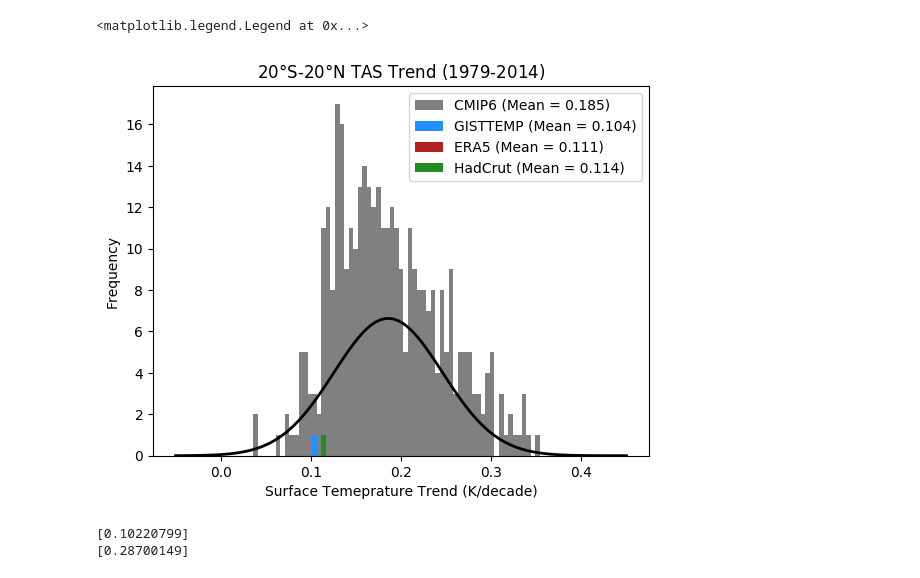
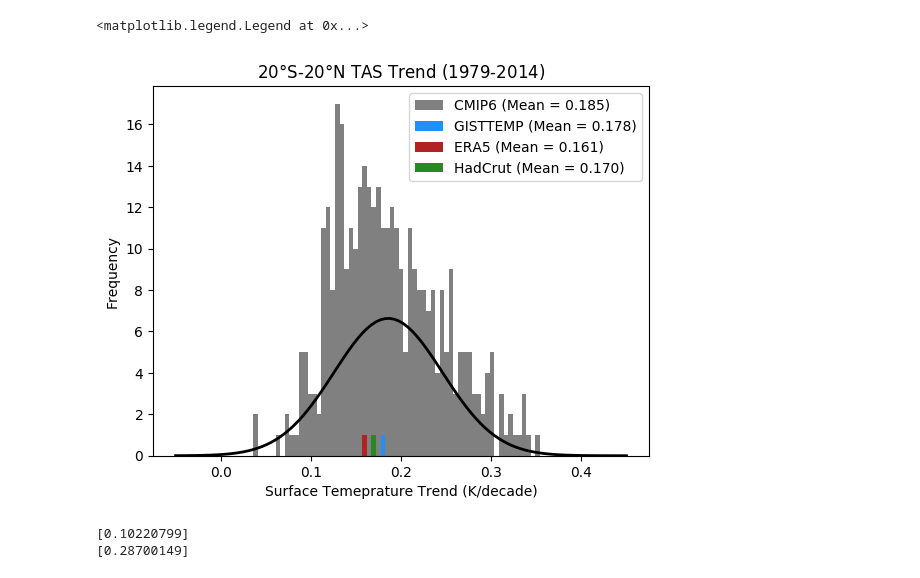
Before and after one commit to AodhanSweeney/SurfaceTrendLearing, a Jupyter notebook: TropicalTASApplication/MotivatingFigures.ipynb, the cells around one changed output. Drawn from its saved outputs; the diff is of its cells as text; code cells hidden in the pictures.

```diff
--- a/TropicalTASApplication/MotivatingFigures.ipynb
+++ b/TropicalTASApplication/MotivatingFigures.ipynb
@@ -75,40 +75,43 @@ obsTrendlMean = np.transpose(PolarTestingTrainingSplit_CV.tropical_mean_trend(ob
 # %%
 import matplotlib.pyplot as plt
 from scipy.stats import norm
 
 trends_array_flattened = []
 for x in trends_array:
     for ensemble in x:
         trends_array_flattened.append(ensemble)
 
 # Fit a normal distribution to the data:
 mu, std = norm.fit(trends_array_flattened)
 
 # Plot the PDF.
 xmin = -0.05
 xmax = .45
 x = np.linspace(xmin, xmax, 100)
 p = norm.pdf(x, mu, std)
 hist = plt.hist(trends_array_flattened, bins=x, label='CMIP6 (Mean = {ERA5})'.format(ERA5=str(mu)[:5]), color='grey')
 plt.plot(x, p, 'k', linewidth=2)
 title = "20$\degree$S-20$\degree$N TAS Trend (1979-2014)"
 plt.title(title)
-gist = plt.hist(obsTrendlMean[0], bins=x, label='GISTTEMP (Mean = {gist})'.format(gist=str(obsTrendlMean[0])[:5]), color='dodgerblue')
-era5 = plt.hist(obsTrendlMean[1], bins=x, label='ERA5 (Mean = {ERA5})'.format(ERA5=str(obsTrendlMean[1])[:5]), color='firebrick')
-hadcrut = plt.hist(obsTrendlMean[2], bins=x, label='HadCrut (Mean = {hadcrut})'.format(hadcrut=str(obsTrendlMean[2])[:5]), color='forestgreen')
+#gist = plt.hist(obsTrendlMean[0], bins=x, label='GISTTEMP (Mean = {gist})'.format(gist=str(obsTrendlMean[0])[:5]), color='dodgerblue')
+#era5 = plt.hist(obsTrendlMean[1], bins=x, label='ERA5 (Mean = {ERA5})'.format(ERA5=str(obsTrendlMean[1])[:5]), color='firebrick')
+#hadcrut = plt.hist(obsTrendlMean[2], bins=x, label='HadCrut (Mean = {hadcrut})'.format(hadcrut=str(obsTrendlMean[2])[:5]), color='forestgreen')
+gist_NoNatural = obsTrendlMean[0] - -0.07349403113181456
+era5_NoNatural = obsTrendlMean[1] - -0.04987738579426813
+hadcrut_NoNatural = obsTrendlMean[2] - -0.055126083126221144
 
-gist = plt.hist(obsTrendlMean[0] - -0.06905453078863545, bins=x, label='GISTTEMP (Mean = {gist})'.format(gist=str(obsTrendlMean[0])[:5]), color='dodgerblue')
-era5 = plt.hist(obsTrendlMean[1] - -0.045393916865366375, bins=x, label='ERA5 (Mean = {ERA5})'.format(ERA5=str(obsTrendlMean[1])[:5]), color='firebrick')
-hadcrut = plt.hist(obsTrendlMean[2], bins=x, label='HadCrut (Mean = {hadcrut})'.format(hadcrut=str(obsTrendlMean[2])[:5]), color='forestgreen')
+gist = plt.hist(gist_NoNatural, bins=x, label='GISTTEMP (Mean = {gist})'.format(gist=str(gist_NoNatural)[:5]), color='dodgerblue')
+era5 = plt.hist(era5_NoNatural, bins=x, label='ERA5 (Mean = {ERA5})'.format(ERA5=str(era5_NoNatural)[:5]), color='firebrick')
+hadcrut = plt.hist(hadcrut_NoNatural, bins=x, label='HadCrut (Mean = {hadcrut})'.format(hadcrut=str(hadcrut_NoNatural)[:5]), color='forestgreen')
 
 #SurfaceTrendNoNatural = GlobalERA5TrendSknTemp - -0.19088527160754348
 #ERA5_NoNatural = plt.hist(SurfaceTrendNoNatural, bins=x, label='ERA5 - Natural Variability (Mean = {ERA5})'.format(ERA5=str(SurfaceTrendNoNatural[0])[:4]), color='blue')
 plt.ylabel('Frequency')
 plt.xlabel('Surface Temeprature Trend (K/decade)')
 plt.legend()
 # %% [output]
 <matplotlib.legend.Legend at 0x...>
-[figure, old version]
+[figure, new version]
 # %%
 print(GlobalERA5TrendSknTemp)
 SurfaceTrendNoNatural = GlobalERA5TrendSknTemp - -0.18479349720377902
```
Also changed, not shown: 3 other files.
